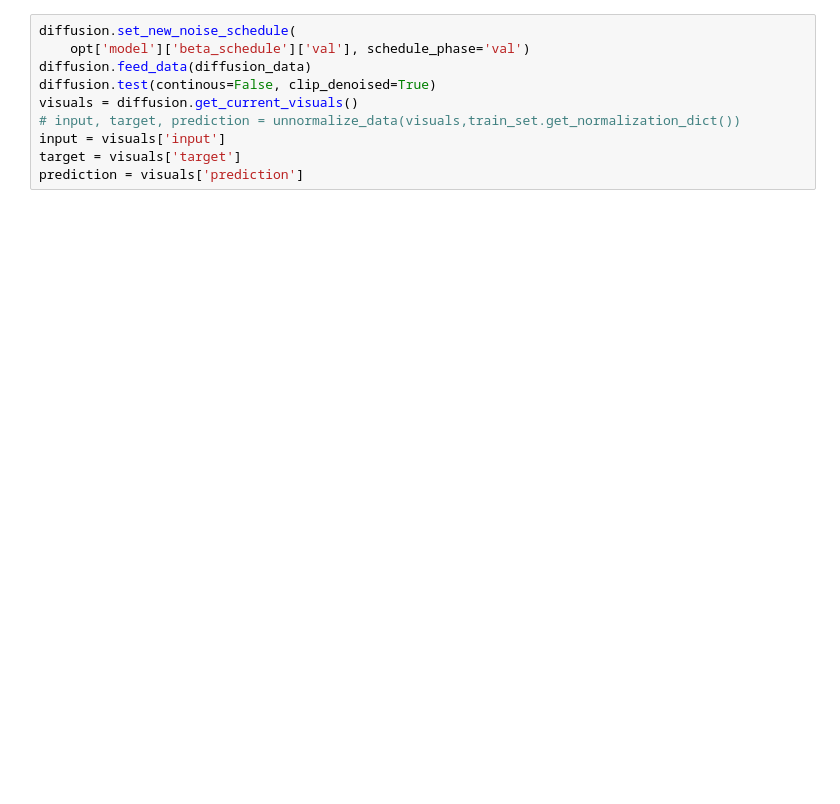
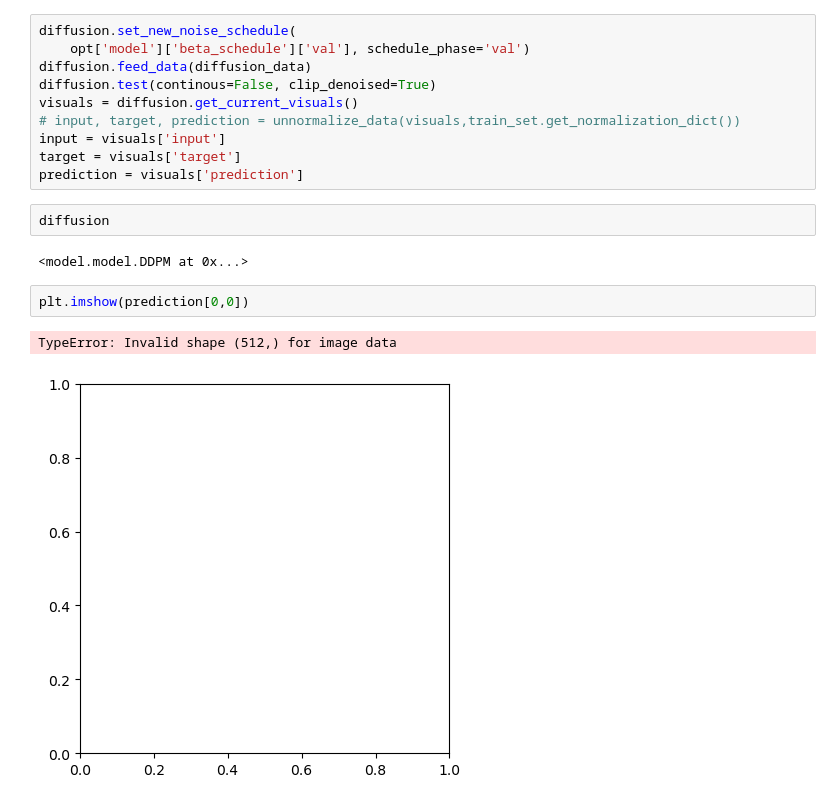
Before and after one commit to rayanirban/DiffSplitting, a Jupyter notebook: notebooks/Evaluate.ipynb, the cells around one changed output. Drawn from its saved outputs; the diff is of its cells as text; blank space fills up the shorter version.

```diff
--- a/notebooks/Evaluate.ipynb
+++ b/notebooks/Evaluate.ipynb
@@ -114,6 +135,15 @@ visuals = diffusion.get_current_visuals()
 input = visuals['input']
 target = visuals['target']
 prediction = visuals['prediction']
+# %%
+diffusion
+# %% [output]
+<model.model.DDPM at 0x...>
+# %%
+plt.imshow(prediction[0,0])
+# %% [output]
+TypeError: Invalid shape (512,) for image data
+[figure, added]
 # %%
 import matplotlib.pyplot as plt
 from disentangle.analysis.plot_utils import clean_ax
```
Also changed, not shown: parts of 8 cells of this notebook, 2 other files.
